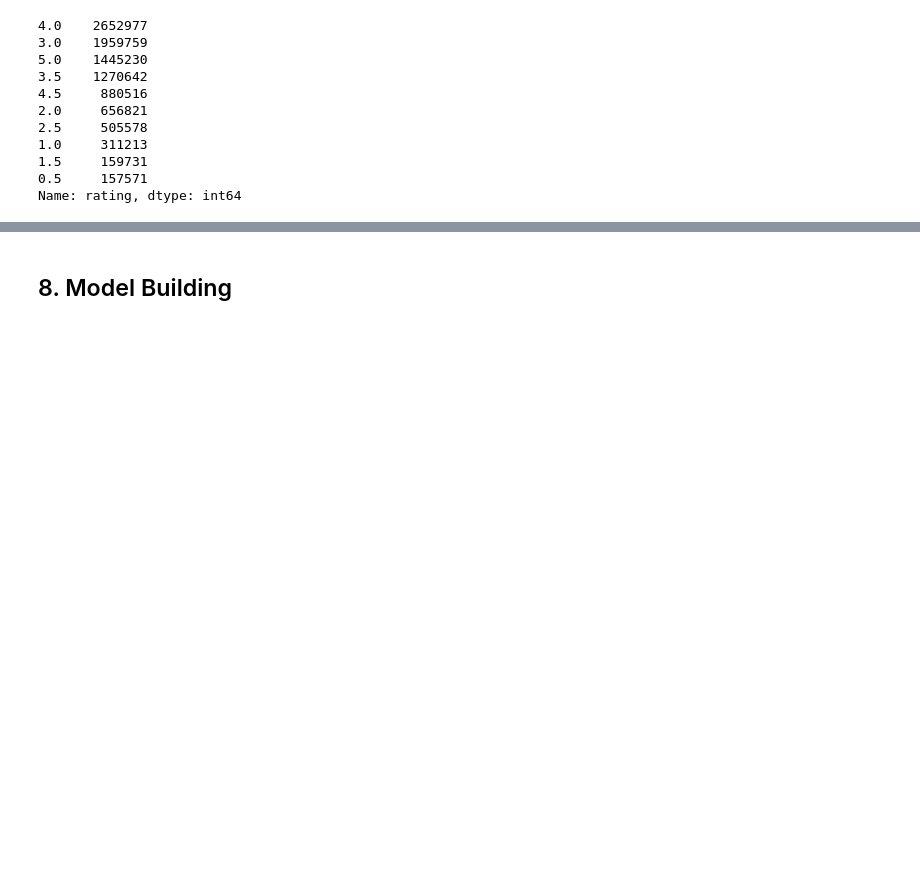
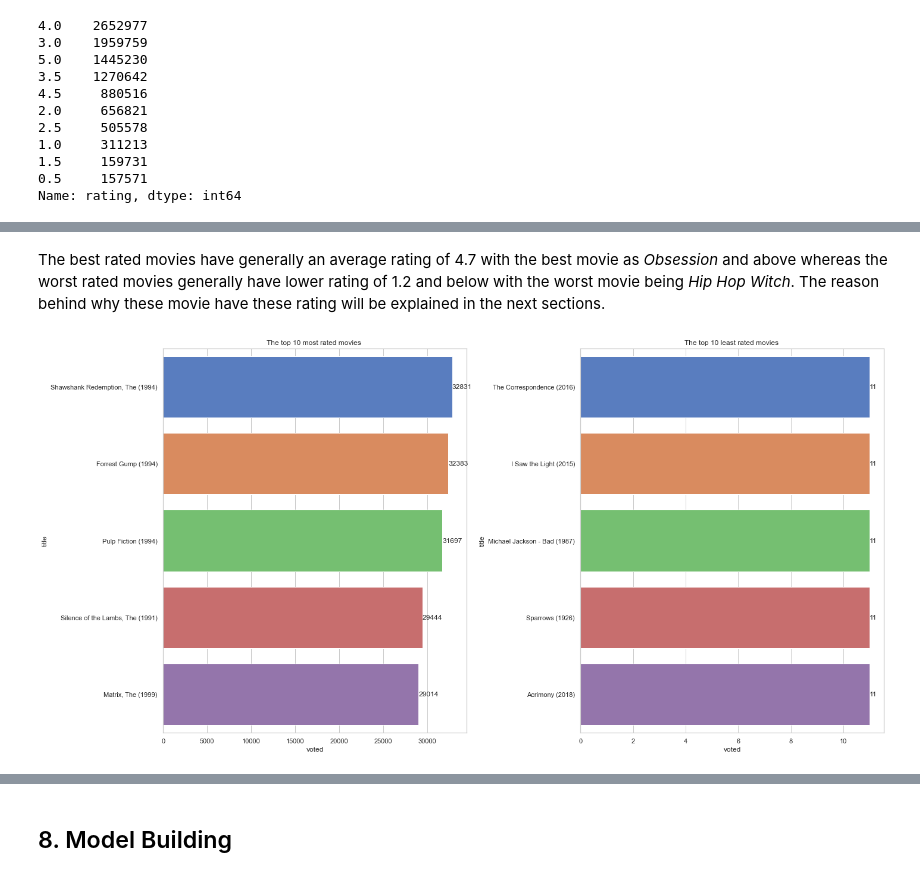
Before and after one commit to Explore-AI/unsupervised-predict-streamlit-template, a Jupyter notebook: Notebook2.ipynb, the cells around one changed output, grey strips where cells are left out. Drawn from its saved outputs; the diff is of its cells as text; code cells hidden in the pictures; blank space fills up the shorter version.

Commit message:
Updated the Eda
Added Additional sections to Eda

```diff
--- a/Notebook2.ipynb
+++ b/Notebook2.ipynb
@@ -478,0 +416,29 @@ moviesWithGenres_df.head()
+# %% [markdown]
+The best rated movies have generally an average rating of 4.7 with the best movie as *Obsession* and above whereas the worst rated movies generally have lower rating of 1.2 and below with the worst movie being *Hip Hop Witch*. The reason behind why these movie have these rating will be explained in the next sections.
+# %%
+# Plot the most rated movies
+
+# Create a dataframe to visualize the most rated movies and least rated movies
+train4 = train3.sort_values('voted',ascending=False)
+
+fig, ax  = plt.subplots(1,2,figsize=(20,10)) # Initialize a figure
+
+sns.barplot(ax=ax[0], x='voted',y = 'title', data=train4.head()) # Create a bar plot of the top 10 movies
+ax[0].set_title('The top 10 most rated movies ') # Set title of the bar plot
+
+sns.barplot(ax=ax[1],x = 'voted',y = 'title', data = train4.tail()) # Create a bar plot of the top 10 worst rated movies
+ax[1].set_title('The top 10 least rated movies ') # Set title of the bar plot
+
+# Labeling the bars on the bar plot
+for container in ax[0].containers:
+    ax[0].bar_label(container)
+
+# Labeling the bars on the bar plot
+for container in ax[1].containers:
+    ax[1].bar_label(container)
+
+
+fig.tight_layout() # Set layout of the bar subplots
+plt.show() # show the plots
+# %% [output]
+[figure, added]
```
Also changed, not shown: parts of 64 cells of this notebook.
